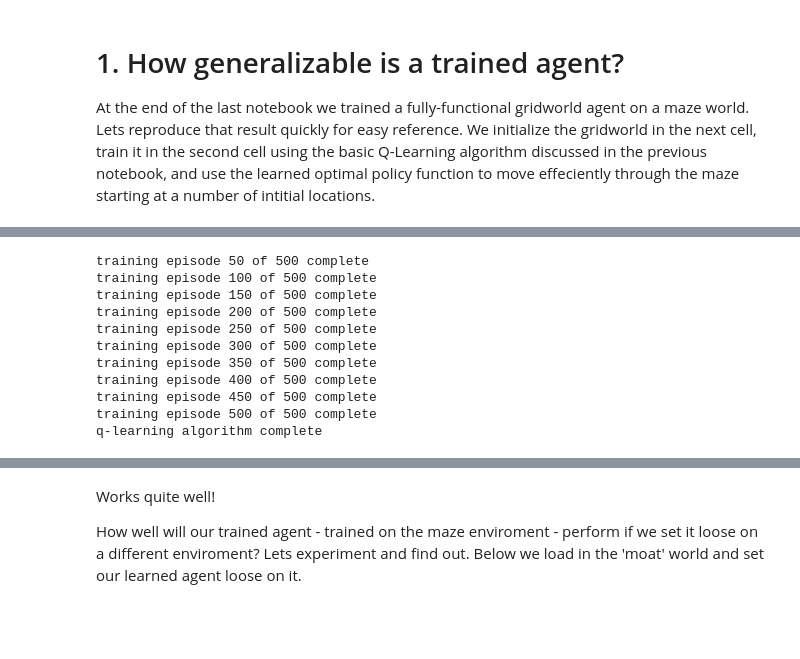
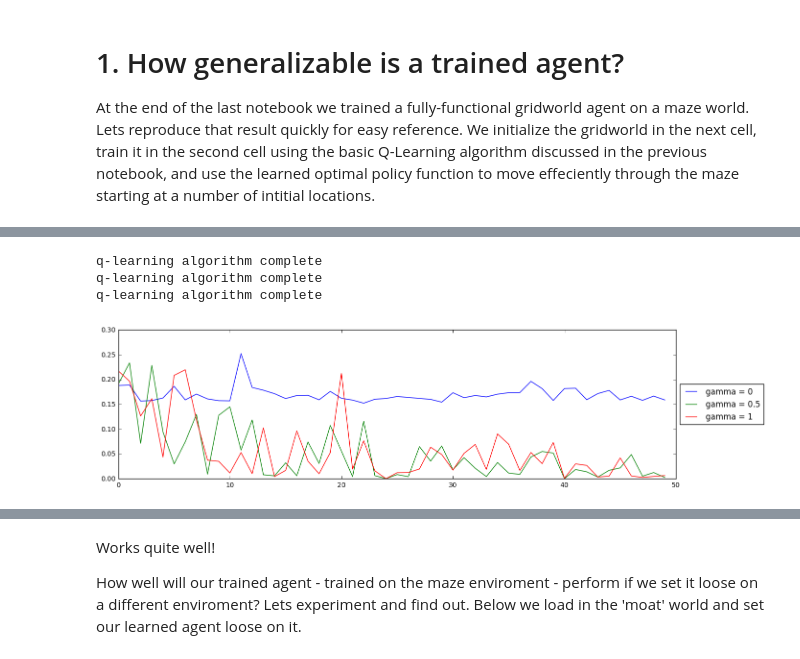
Before and after one commit to iqbal-chowdhury/mlrefined, a Jupyter notebook: Reinforcement_part_2.ipynb, the cells around one changed output, grey strips where cells are left out. Cells and saved outputs as stored; diff of their text form; code cells hidden in the pictures; blank space fills up the shorter version.

```diff
--- a/Reinforcement_part_2.ipynb
+++ b/Reinforcement_part_2.ipynb
@@ -36,22 +36,34 @@ small_maze.color_gridworld(lights = 'on')
 from gridworld_lib import gridworld_qlearn
 
 # create an instance of the q-learner
-small_maze_qlearner = gridworld_qlearn.learner(gridworld = small_maze,action_method = 'exploit')
+small_maze_qlearner = gridworld_qlearn.learner(gridworld = small_maze)
 
 # run q-learning
-small_maze_qlearner.train(verbose = True)
+small_maze_qlearner.train(verbose = False, action_method = 'exploit', gamma = 0,training_episodes = 50)
+blah = small_maze_qlearner.time_per_episode
+
+small_maze_qlearner.train(verbose = False, action_method = 'exploit', gamma = 0.5,training_episodes = 50)
+blah2 = small_maze_qlearner.time_per_episode
+
+small_maze_qlearner.train(verbose = False, action_method = 'exploit', gamma = 1,training_episodes = 50)
+blah3 = small_maze_qlearner.time_per_episode
 # %% [output]
-training episode 50 of 500 complete
-training episode 100 of 500 complete
-training episode 150 of 500 complete
-training episode 200 of 500 complete
-training episode 250 of 500 complete
-training episode 300 of 500 complete
-training episode 350 of 500 complete
-training episode 400 of 500 complete
-training episode 450 of 500 complete
-training episode 500 of 500 complete
 q-learning algorithm complete
+q-learning algorithm complete
+q-learning algorithm complete
+# %%
+import matplotlib.pyplot as plt
+fig = plt.figure(figsize = (15,4))
+ax = fig.add_subplot(111)
+ax.plot(blah)
+ax.plot(blah2)
+ax.plot(blah3)
+
+ax.legend(['gamma = 0','gamma = 0.5','gamma = 1'],loc='center left', bbox_to_anchor=(1, 0.5))
+
+plt.show()
+# %% [output]
+[figure, added]
 # %%
 # load in gridworld animation module
 from gridworld_lib import gridworld_animators
```
Also changed, not shown: parts of 12 cells of this notebook, 4 other files.
